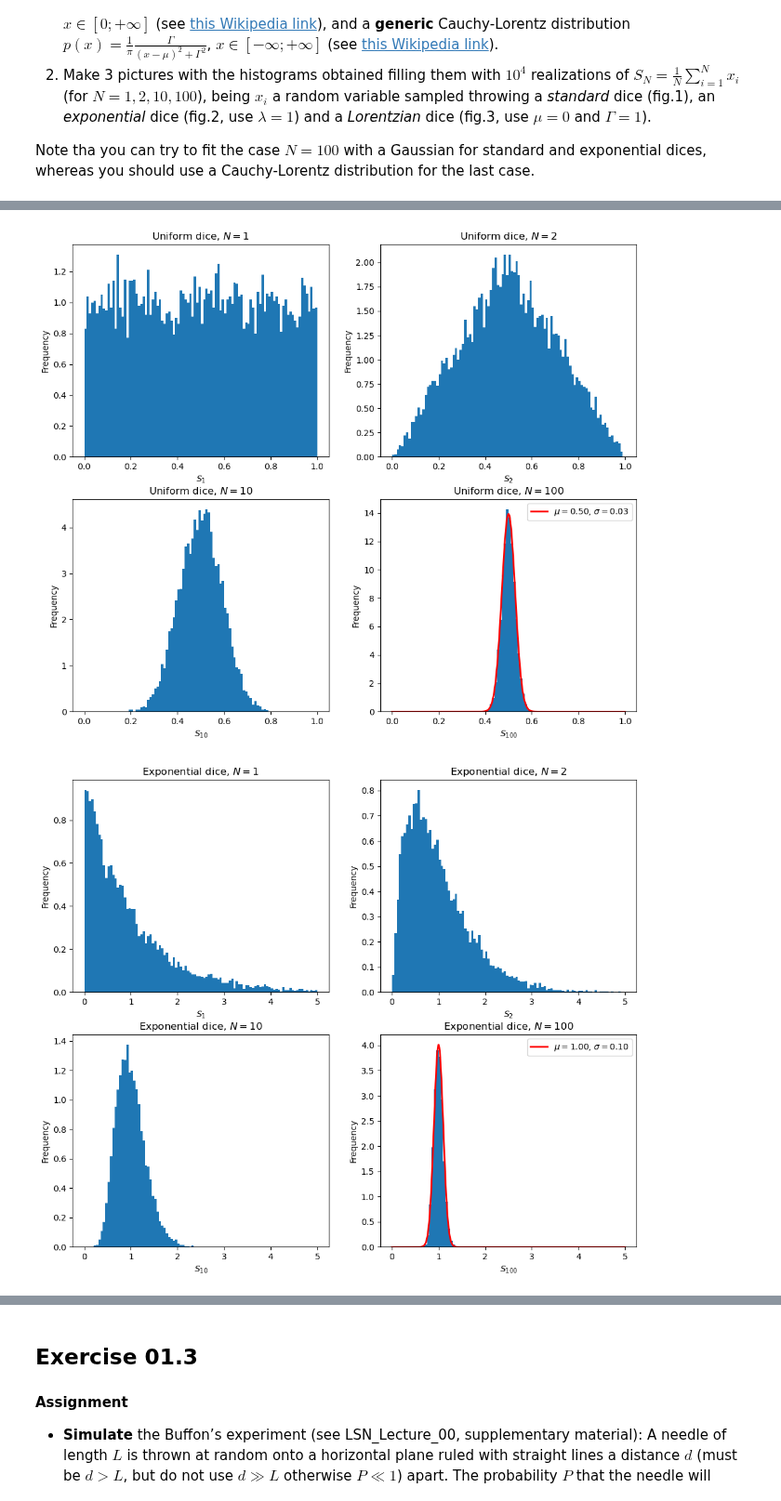
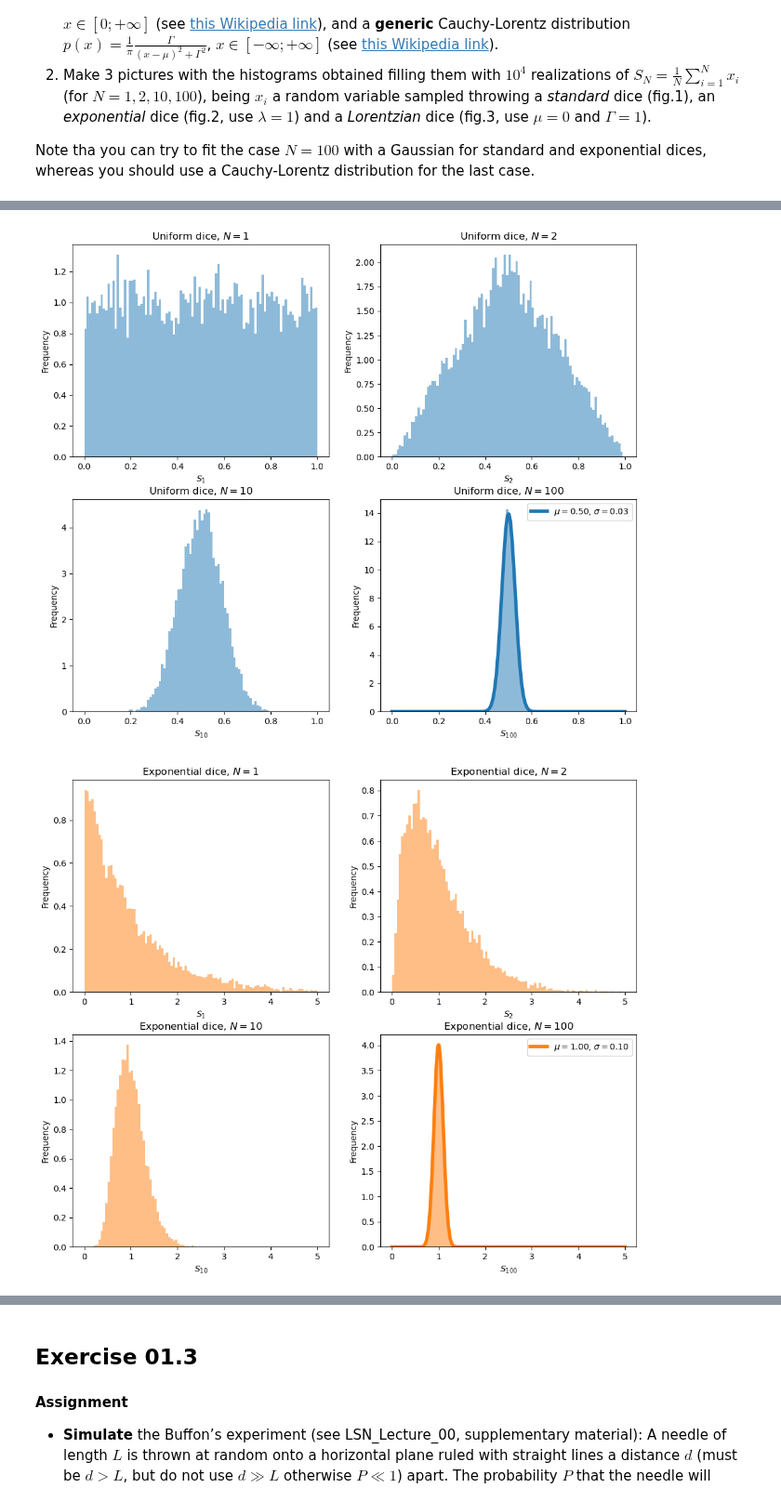
Before and after one commit to stevelonny/labsimnum, a Jupyter notebook: notebooks/exercise_01.ipynb, the cells around one changed output, grey strips where cells are left out. Shown at 93% size. Cells and saved outputs as stored; diff of their text form; code cells hidden in the pictures.

```diff
--- a/notebooks/exercise_01.ipynb
+++ b/notebooks/exercise_01.ipynb
@@ -7,6 +7,10 @@ import numpy as np
 import math
 from scipy.optimize import curve_fit
 from scipy.stats import norm, cauchy, chi2
+import scipy.stats as stats
+
+prop_cycle = plt.rcParams['axes.prop_cycle']
+colors = prop_cycle.by_key()['color']
 # %% [markdown]
 ## Exercise 01.1
 # %% [markdown]
@@ -161,35 +264,35 @@ def fit_gauss(data, dist):
     return x, y, mu, sigma
 
 def fit_cauchy(data, dist):
     x0, gamma = cauchy.fit(data)
     # popt, pcov = curve_fit(cauchy, data)
     x = np.linspace(limits[dist][0], limits[dist][1], 1000)
     y = cauchylorentz(x, gamma, x0)
     return x, y, x0, gamma
 
 
 n_bins = 100
 
 for dist in range(3):
     plt.figure(figsize = (12,10))
     for sum in range(4):
         plt.subplot(2,2,sum+1)
-        m = plt.hist(data[dist][sum], n_bins, range=limits[dist], density=True)
+        m = plt.hist(data[dist][sum], n_bins, range=limits[dist], density=True, color=colors[dist], alpha=0.50)
         if sum == 3:
             if dist != 2:
                 x, y, mu, sigma = fit_gauss(data[dist][sum], dist)
                 title = r"$\mu={mu:.2f}$, $\sigma={sigma:.2f}$".format(mu=mu, sigma=sigma)
-                plt.plot(x, y, 'r', label=title, linewidth=2)
+                plt.plot(x, y, label=title, linewidth=4, color=colors[dist])
                 plt.legend()
             if dist == 2:
                 x, y, x0, gamma = fit_cauchy(cauchy_s100, dist)
                 title = r"$\Gamma={gamma:.2f}$, $x0={x0:.2f}$".format(gamma=gamma, x0=x0)
-                plt.plot(x, y, 'r', label=title, linewidth=2)
+                plt.plot(x, y, label=title, linewidth=4, color=colors[dist])
                 plt.legend()
         plt.title(r"{name}, $N={size}$".format(name=name[dist], size=sumsize[sum]))
         plt.xlabel(r"$S_{%d}$" % sumsize[sum])
         plt.ylabel("Frequency")
     plt.show()
 # %% [output]
-[figure, old version]
+[figure, new version]
-[figure, old version]
+[figure, new version]
```
Also changed, not shown: parts of 8 cells of this notebook, 4 other files.
